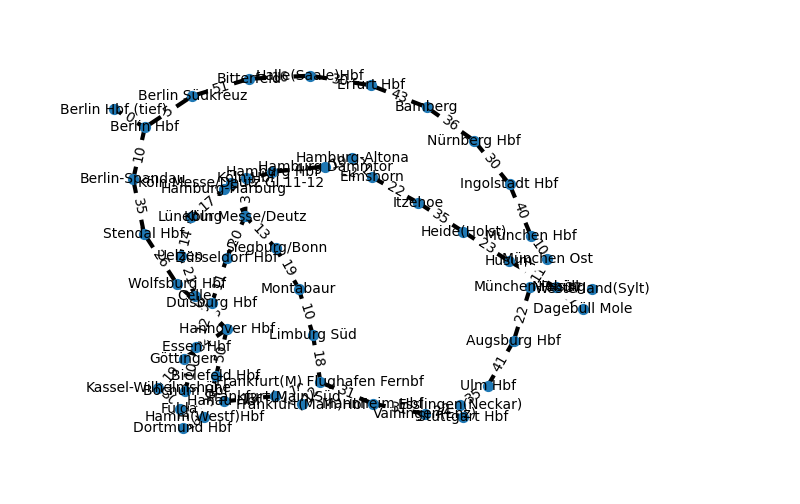
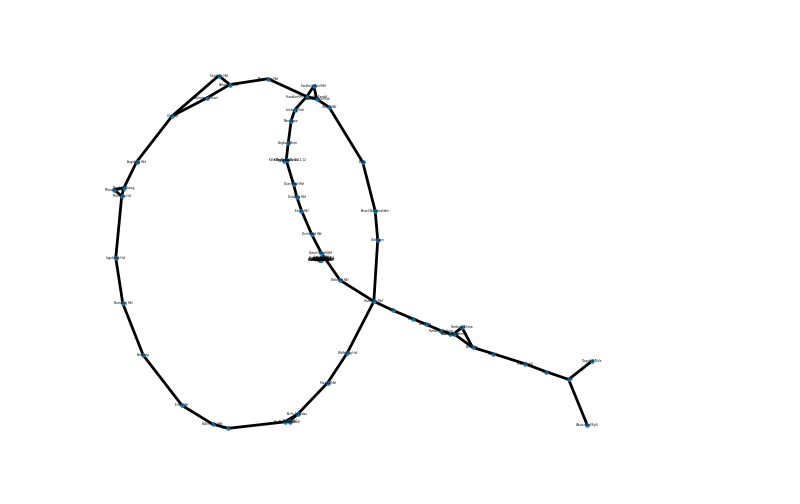
Before and after one commit to lumaghg/heidelberg-train-monitor, a Jupyter notebook: src/de/draw_graph.ipynb, the cells around one changed output. Drawn from its saved outputs; the diff is of its cells as text; code cells hidden in the pictures.

Commit message:
improve graph

```diff
--- a/src/de/draw_graph.ipynb
+++ b/src/de/draw_graph.ipynb
@@ -27,30 +27,33 @@ G.add_edges_from(edges)
 # %%
 
 if True:
     import matplotlib.pyplot as plt
 
     nodes = list(G.nodes())
-    initial_pos = {'8000152': (0,0)}
 
-    pos = nx.spring_layout(G, seed=4, pos=initial_pos, fixed=['8000152'])  # positions for all nodes - seed for reproducibility
 
+    #pos = nx.spring_layout(G, seed=4, pos=initial_pos, fixed=['8002549','8011160','8000152','8000105','8000261'], weight='attraction_force', iterations=500)  # positions for all nodes - seed for reproducibility
+    pos = nx.kamada_kawai_layout(G, weight='travel_cost')
     # nodes
-    nx.draw_networkx_nodes(G, pos, node_size=50)
+    nx.draw_networkx_nodes(G, pos, node_size=5)
 
     # edges
-    nx.draw_networkx_edges(G, pos, edgelist=G.edges, width=3)
+    nx.draw_networkx_edges(G, pos, edgelist=G.edges, width=2)
 
     # node labels
     labels = {n: d["station_name"] for n, d in G.nodes(data=True)}
-    nx.draw_networkx_labels(G, pos, font_size=10, font_family="sans-serif", labels=labels)
+    nx.draw_networkx_labels(G, pos, font_size=2, font_family="sans-serif", labels=labels)
     # edge weight labels
     edge_labels = nx.get_edge_attributes(G, "travel_cost")
-    nx.draw_networkx_edge_labels(G, pos, edge_labels)
+    #nx.draw_networkx_edge_labels(G, pos,font_size=5, edge_labels=edge_labels)
 
     ax = plt.gca()
     ax.margins(0.08)
     plt.axis("off")
     plt.tight_layout()
+
+    plt.savefig("graph.png", format="png", dpi=300, bbox_inches='tight')
+
     plt.show()
 # %% [output]
-[figure, old version]
+[figure, new version]
```
Also changed, not shown: 2 other files.
